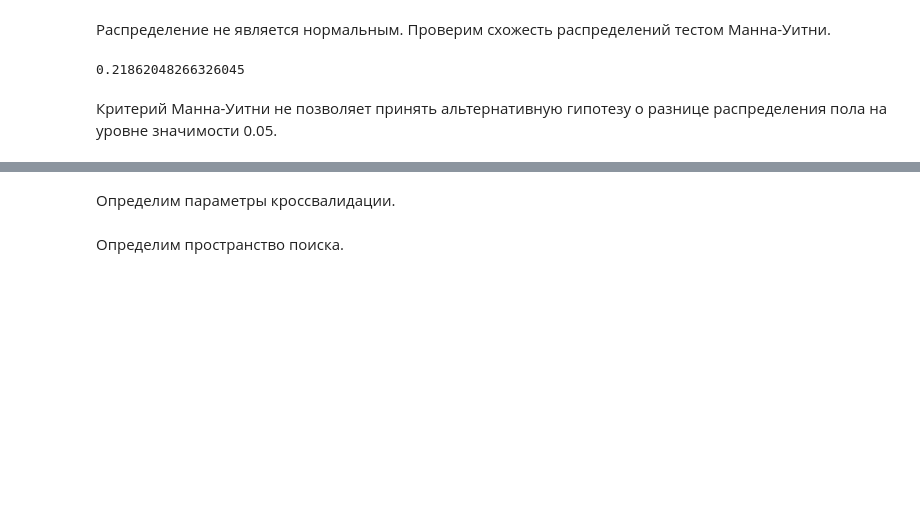
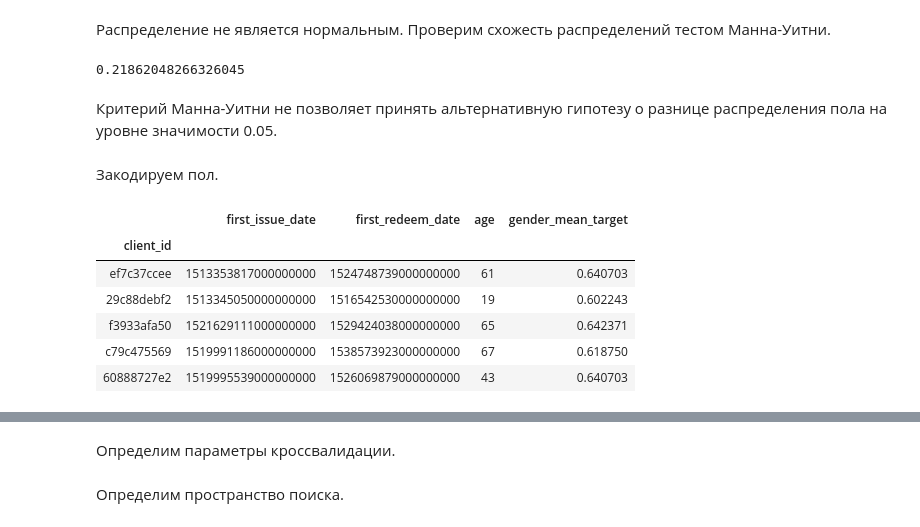
Before and after one commit to doksketch/call-you-maybe, a Jupyter notebook: sandbox/00_baseline.ipynb, the cells around one changed output, grey strips where cells are left out. Saved outputs shown, nothing was run; the diff lists cells and outputs as text; code cells hidden in the pictures; blank space fills up the shorter version.

```diff
--- a/sandbox/00_baseline.ipynb
+++ b/sandbox/00_baseline.ipynb
@@ -20,7 +20,7 @@ warnings.filterwarnings('ignore')
 # %%
 path = 'E:/retailhero-uplift/data'
 # %%
-uplift = pd.read_csv(path + '/train.csv', encoding='utf-8', index_col='client_id')
+uplift = pd.read_csv(path + '/train.csv', encoding='utf-8', index_col='client_id', parse_dates=['first_issue_date', 'first_redeem_date'])
 uplift.head()
 # %% [output]
 |  | first_issue_date | first_redeem_date | age | gender | treatment_flg | target |
@@ -31,8 +31,8 @@ uplift.head()
 | 0001f552b0 | 2017-06-30 19:20:38 | 2018-08-28 12:59:45 | 33 | F | 1 | 1 |
 | 00020e7b18 | 2017-11-27 11:41:45 | 2018-01-10 17:50:05 | 73 | U | 1 | 1 |
 # %%
-uplift['first_issue_date'] = pd.to_datetime(uplift['first_issue_date'])
-uplift['first_redeem_date'] = pd.to_datetime(uplift['first_redeem_date'])
+uplift['first_issue_date'] = uplift['first_issue_date'].astype(np.int64)
+uplift['first_redeem_date'] = uplift['first_redeem_date'].astype(np.int64)
 # %%
 uplift.info()
 # %% [output]
@@ -86,7 +86,7 @@ def mean_target_encoding(train_df, y_train, valid_df, skf):
 
         for col in cat_features:
 
-            means = valid_df_cv[col].map(train_df_cv.groupby(col)['y'].means())
+            means = valid_df_cv[col].map(train_df_cv.groupby(col)['y'].mean())
             valid_df_cv[col + '_mean_target'] = means.fillna(glob_mean)
 
         new_train_df.iloc[valid_idx] = valid_df_cv
@@ -202,3 +202,18 @@ p
 0.21862048266326045
 # %% [markdown]
 Критерий Манна-Уитни не позволяет принять альтернативную гипотезу о разнице распределения пола на уровне значимости 0.05.
+# %% [markdown]
+Закодируем пол.
+# %%
+skf = StratifiedKFold(n_splits=5, shuffle=True, random_state=1)
+train_mean_target_part, valid_mean_target = mean_target_encoding(X_train, Y_train, x_valid, skf)
+# %%
+train_mean_target_part.head()
+# %% [output]
+|  | first_issue_date | first_redeem_date | age | gender_mean_target |
+| client_id |  |  |  |  |
+| ef7c37ccee | 1513353817000000000 | 1524748739000000000 | 61 | 0.640703 |
+| 29c88debf2 | 1513345050000000000 | 1516542530000000000 | 19 | 0.602243 |
+| f3933afa50 | 1521629111000000000 | 1529424038000000000 | 65 | 0.642371 |
+| c79c475569 | 1519991186000000000 | 1538573923000000000 | 67 | 0.618750 |
+| 60888727e2 | 1519995539000000000 | 1526069879000000000 | 43 | 0.640703 |
```
Also changed, not shown: parts of 7 cells of this notebook.
